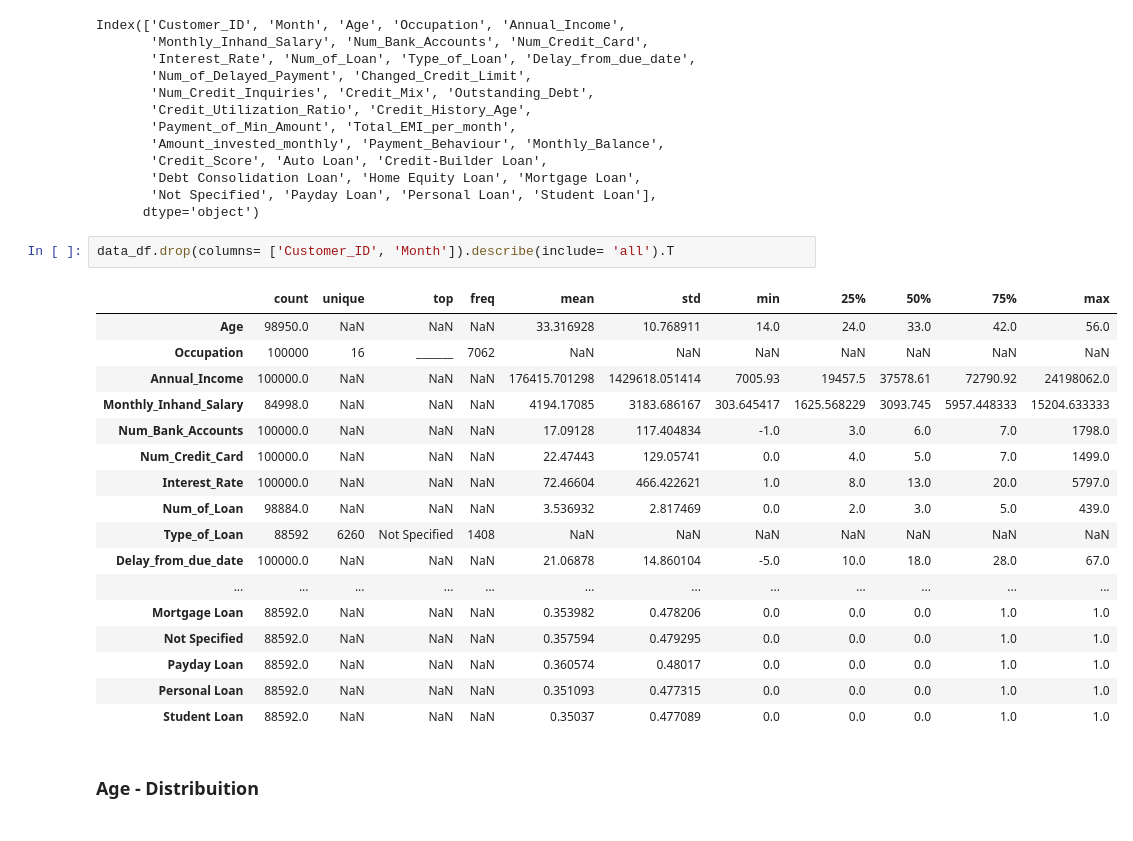
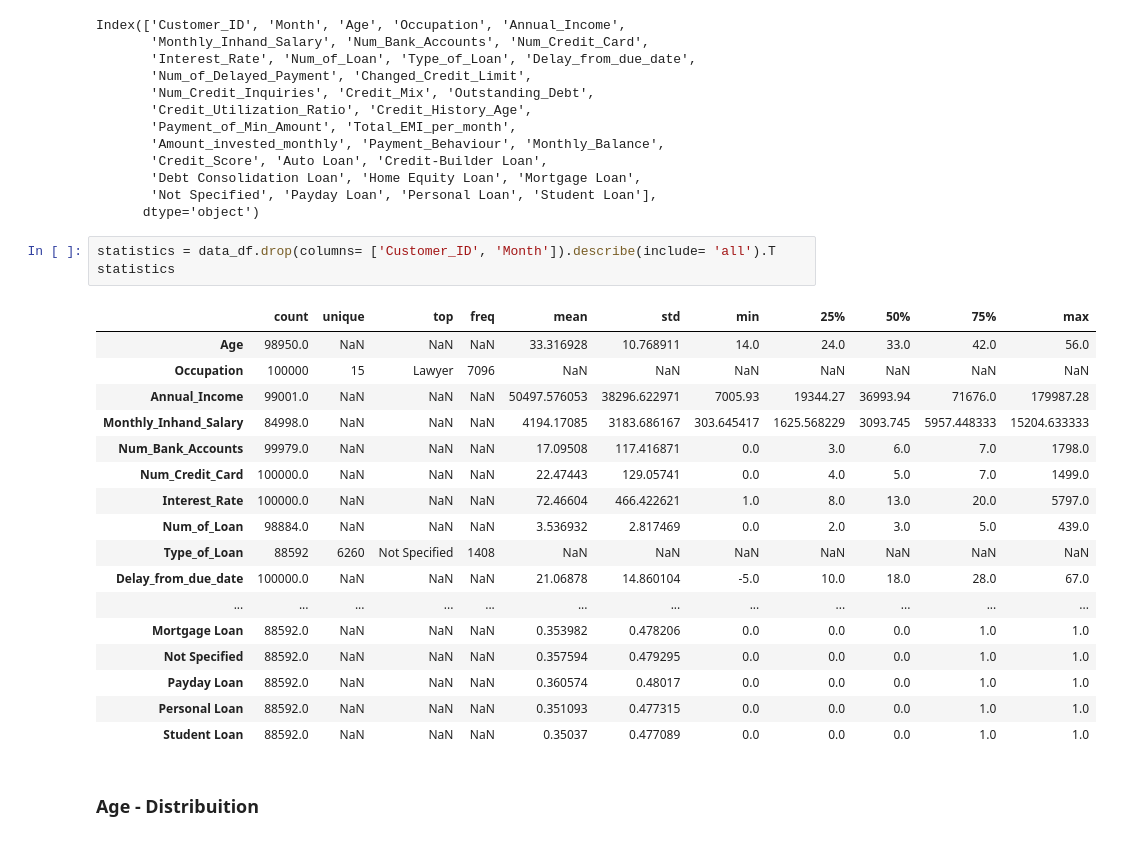
Before and after one commit to SLMath/Credit_Score-Analysis, a Jupyter notebook: credit_score.ipynb, the cells around one changed output. Cells and saved outputs as stored; diff of their text form.

Commit message:
Treating data - Num_Bank_Accounts limits

```diff
--- a/credit_score.ipynb
+++ b/credit_score.ipynb
@@ -957,14 +957,15 @@ Index(['Customer_ID', 'Month', 'Age', 'Occupation', 'Annual_Income',
        'Not Specified', 'Payday Loan', 'Personal Loan', 'Student Loan'],
       dtype='object')
 # %%
-data_df.drop(columns= ['Customer_ID', 'Month']).describe(include= 'all').T
+statistics = data_df.drop(columns= ['Customer_ID', 'Month']).describe(include= 'all').T
+statistics
 # %% [output]
 |  | count | unique | top | freq | mean | std | min | 25% | 50% | 75% | max |
 | Age | 98950.0 | NaN | NaN | NaN | 33.316928 | 10.768911 | 14.0 | 24.0 | 33.0 | 42.0 | 56.0 |
-| Occupation | 100000 | 16 | _______ | 7062 | NaN | NaN | NaN | NaN | NaN | NaN | NaN |
-| Annual_Income | 100000.0 | NaN | NaN | NaN | 176415.701298 | 1429618.051414 | 7005.93 | 19457.5 | 37578.61 | 72790.92 | 24198062.0 |
+| Occupation | 100000 | 15 | Lawyer | 7096 | NaN | NaN | NaN | NaN | NaN | NaN | NaN |
+| Annual_Income | 99001.0 | NaN | NaN | NaN | 50497.576053 | 38296.622971 | 7005.93 | 19344.27 | 36993.94 | 71676.0 | 179987.28 |
 | Monthly_Inhand_Salary | 84998.0 | NaN | NaN | NaN | 4194.17085 | 3183.686167 | 303.645417 | 1625.568229 | 3093.745 | 5957.448333 | 15204.633333 |
-| Num_Bank_Accounts | 100000.0 | NaN | NaN | NaN | 17.09128 | 117.404834 | -1.0 | 3.0 | 6.0 | 7.0 | 1798.0 |
+| Num_Bank_Accounts | 99979.0 | NaN | NaN | NaN | 17.09508 | 117.416871 | 0.0 | 3.0 | 6.0 | 7.0 | 1798.0 |
 | Num_Credit_Card | 100000.0 | NaN | NaN | NaN | 22.47443 | 129.05741 | 0.0 | 4.0 | 5.0 | 7.0 | 1499.0 |
 | Interest_Rate | 100000.0 | NaN | NaN | NaN | 72.46604 | 466.422621 | 1.0 | 8.0 | 13.0 | 20.0 | 5797.0 |
 | Num_of_Loan | 98884.0 | NaN | NaN | NaN | 3.536932 | 2.817469 | 0.0 | 2.0 | 3.0 | 5.0 | 439.0 |
```
Also changed, not shown: parts of 13 cells of this notebook.
